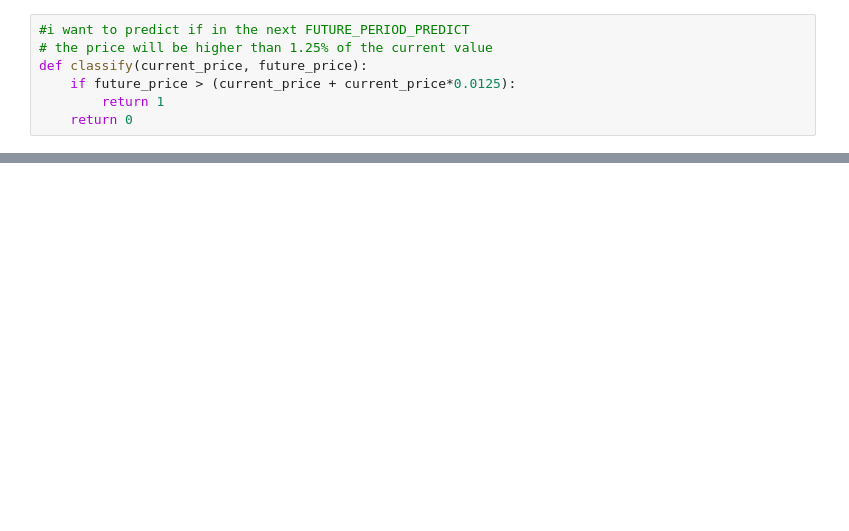
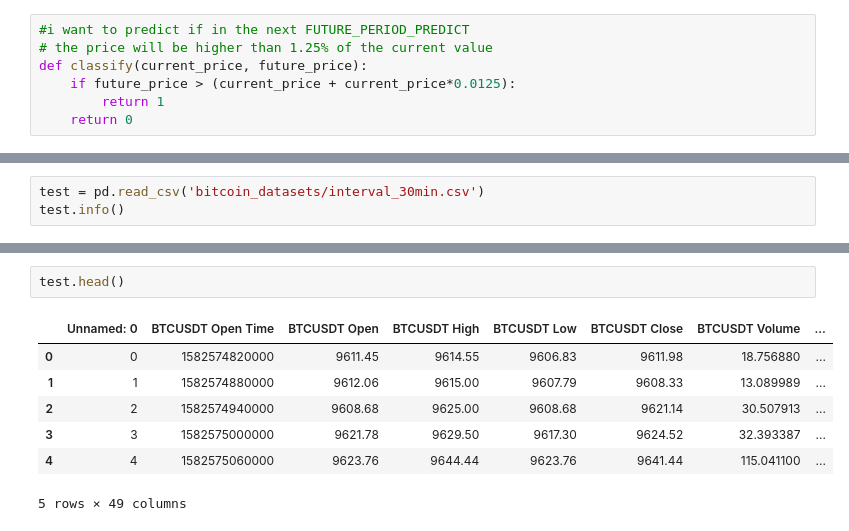
Before and after one commit to OhGreat/CryptoPredictor, a Jupyter notebook: prediction_model.ipynb, the cells around one changed output, grey strips where cells are left out. Cells and saved outputs as stored; diff of their text form; blank space fills up the shorter version.

```diff
--- a/prediction_model.ipynb
+++ b/prediction_model.ipynb
@@ -143,0 +151,3 @@ NameError: name 'coins' is not defined
+# %%
+test = pd.read_csv('bitcoin_datasets/interval_30min.csv')
+test.info()
@@ -143,0 +172,10 @@ NameError: name 'coins' is not defined
+# %%
+test.head()
+# %% [output]
+|  | Unnamed: 0 | BTCUSDT Open Time | BTCUSDT Open | BTCUSDT High | BTCUSDT Low | BTCUSDT Close | BTCUSDT Volume | ... |
+| 0 | 0 | 1582574820000 | 9611.45 | 9614.55 | 9606.83 | 9611.98 | 18.756880 | ... |
+| 1 | 1 | 1582574880000 | 9612.06 | 9615.00 | 9607.79 | 9608.33 | 13.089989 | ... |
+| 2 | 2 | 1582574940000 | 9608.68 | 9625.00 | 9608.68 | 9621.14 | 30.507913 | ... |
+| 3 | 3 | 1582575000000 | 9621.78 | 9629.50 | 9617.30 | 9624.52 | 32.393387 | ... |
+| 4 | 4 | 1582575060000 | 9623.76 | 9644.44 | 9623.76 | 9641.44 | 115.041100 | ... |
+5 rows × 49 columns
```
Also changed, not shown: parts of 28 cells of this notebook, 6 other files.
